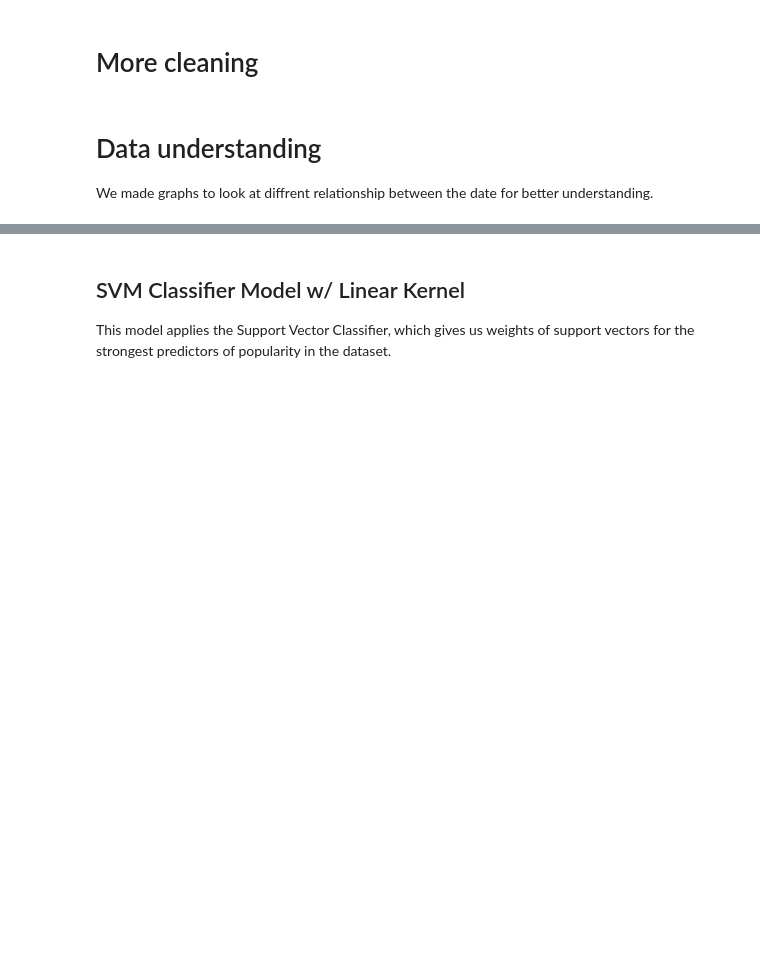
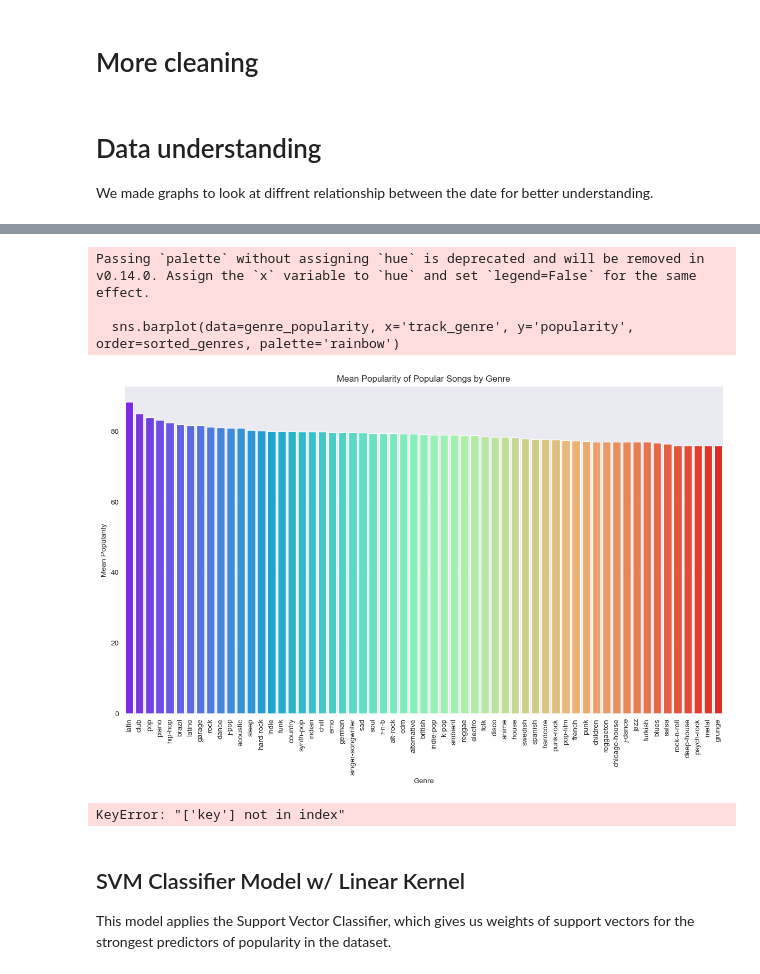
Before and after one commit to SamC0124/SClear_DDahal_MYinkaOke_Spotify_Project, a Jupyter notebook: cs3870_final_project.ipynb, the cells around one changed output, grey strips where cells are left out. Drawn from its saved outputs; the diff is of its cells as text; code cells hidden in the pictures; blank space fills up the shorter version.

```diff
--- a/cs3870_final_project.ipynb
+++ b/cs3870_final_project.ipynb
@@ -110,3 +121,42 @@ We made graphs to look at diffrent relationship between the date for better unde
+# %%
+# Group by genre and calculate mean popularity
+genre_popularity = popular_songs.groupby('track_genre')['popularity'].mean().reset_index()
+
+# Sort genres by popularity
+sorted_genres = genre_popularity.sort_values(by='popularity', ascending=False)['track_genre']
+
+plt.figure(figsize=(12, 8))
+sns.barplot(data=genre_popularity, x='track_genre', y='popularity', order=sorted_genres, palette='rainbow')
+
+plt.xlabel('Genre')
+plt.ylabel('Mean Popularity')
+plt.title('Mean Popularity of Popular Songs by Genre')
+plt.xticks(rotation=90)
+plt.tight_layout()
+
+plt.show()
+# %% [output]
+Passing `palette` without assigning `hue` is deprecated and will be removed in v0.14.0. Assign the `x` variable to `hue` and set `legend=False` for the same effect.
+
+  sns.barplot(data=genre_popularity, x='track_genre', y='popularity', order=sorted_genres, palette='rainbow')
+[figure, added]
+# %%
+# Corrlation heat map
+# Drop unnecessary columns
+columns_to_keep = ['popularity', 'duration_s', 'explicit', 'danceability', 'energy', 'loudness', 'speechiness', 'acousticness', 'instrumentalness', 'key', 'liveness', 'valence', 'tempo'] # To remove each of the columns that aren't float/int64 values, along with the song index values
+corr_data = cleared_data[columns_to_keep]
+song_data_df = corr_data
+
+# Calculate correlation matrix
+correlation_matrix = song_data_df.corr()
+
+# Create a heatmap
+plt.figure(figsize=(12, 10))
+heatmap = sns.heatmap(correlation_matrix, annot=True, cmap="coolwarm", fmt=".2f", linewidths=.5)
+plt.title('Correlation Heatmap of song_data Features')
+plt.show()
+# %% [output]
+KeyError: "['key'] not in index"
 # %% [markdown]
 ## SVM Classifier Model w/ Linear Kernel
 This model applies the Support Vector Classifier, which gives us weights of support vectors for the strongest predictors of popularity in the dataset.
```
Also changed, not shown: parts of 8 cells of this notebook, 3 other files.
